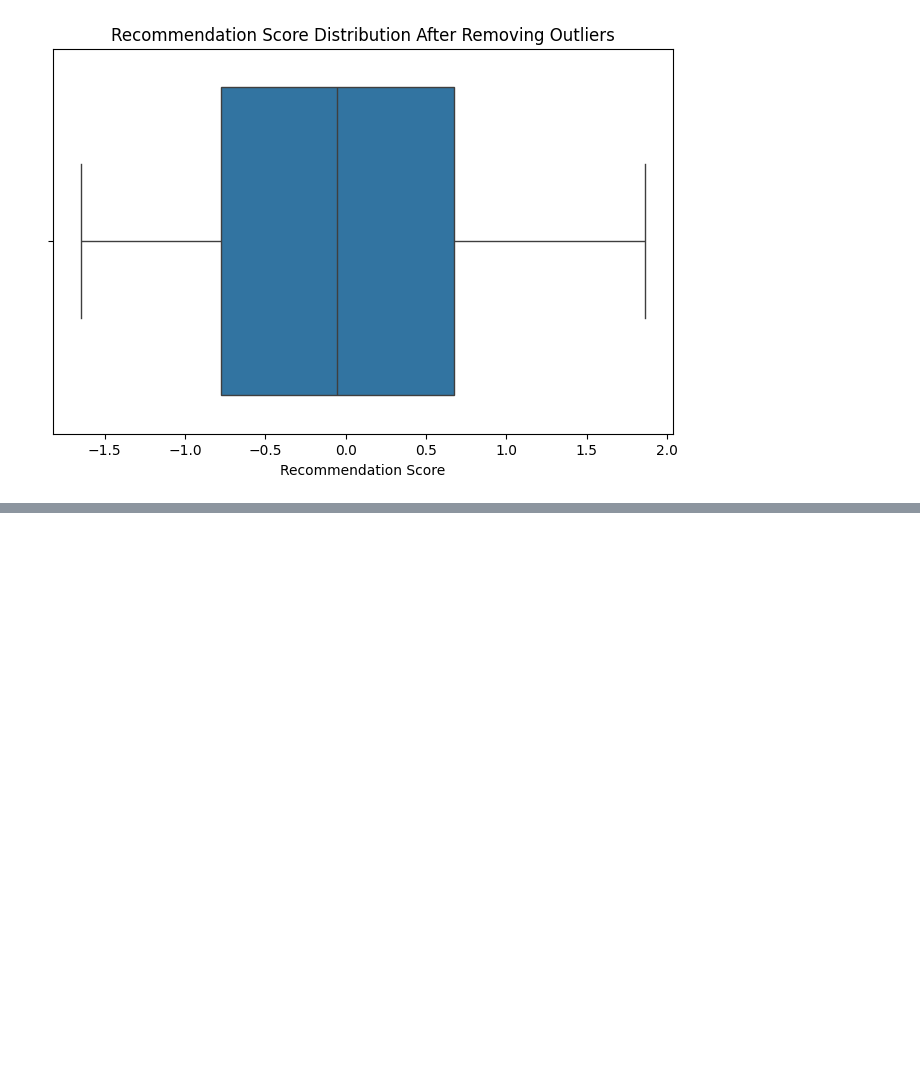
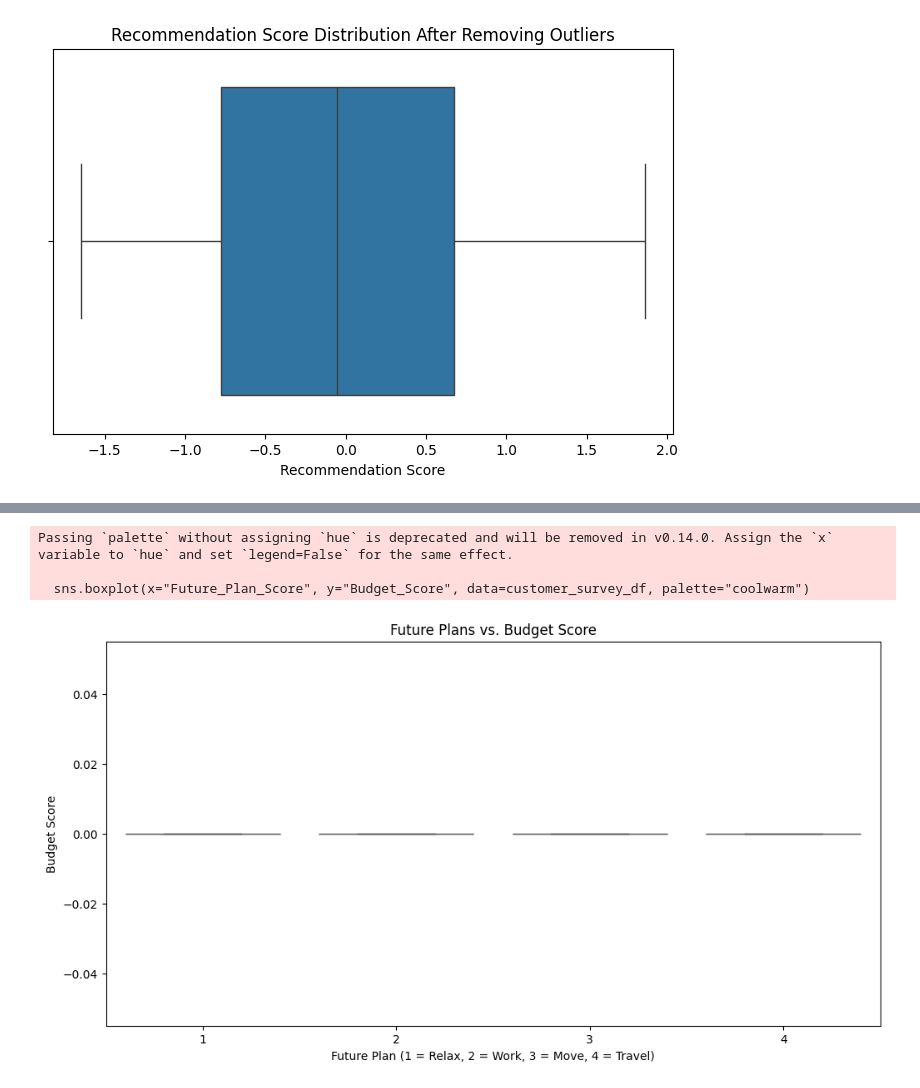
Before and after one commit to Dhinuksharan/Furn_Trim, a Jupyter notebook: Data_processing_test_2.ipynb, the cells around one changed output, grey strips where cells are left out. Cells and saved outputs as stored; diff of their text form; code cells hidden in the pictures; blank space fills up the shorter version.

```diff
--- a/Data_processing_test_2.ipynb
+++ b/Data_processing_test_2.ipynb
@@ -108,0 +259,12 @@ plt.show()
+# %%
+plt.figure(figsize=(12,6))
+sns.boxplot(x="Future_Plan_Score", y="Budget_Score", data=customer_survey_df, palette="coolwarm")
+plt.title("Future Plans vs. Budget Score")
+plt.xlabel("Future Plan (1 = Relax, 2 = Work, 3 = Move, 4 = Travel)")
+plt.ylabel("Budget Score")
+plt.show()
+# %% [output]
+Passing `palette` without assigning `hue` is deprecated and will be removed in v0.14.0. Assign the `x` variable to `hue` and set `legend=False` for the same effect.
+
+  sns.boxplot(x="Future_Plan_Score", y="Budget_Score", data=customer_survey_df, palette="coolwarm")
+[figure, added]
```
Also changed, not shown: parts of 25 cells of this notebook.
